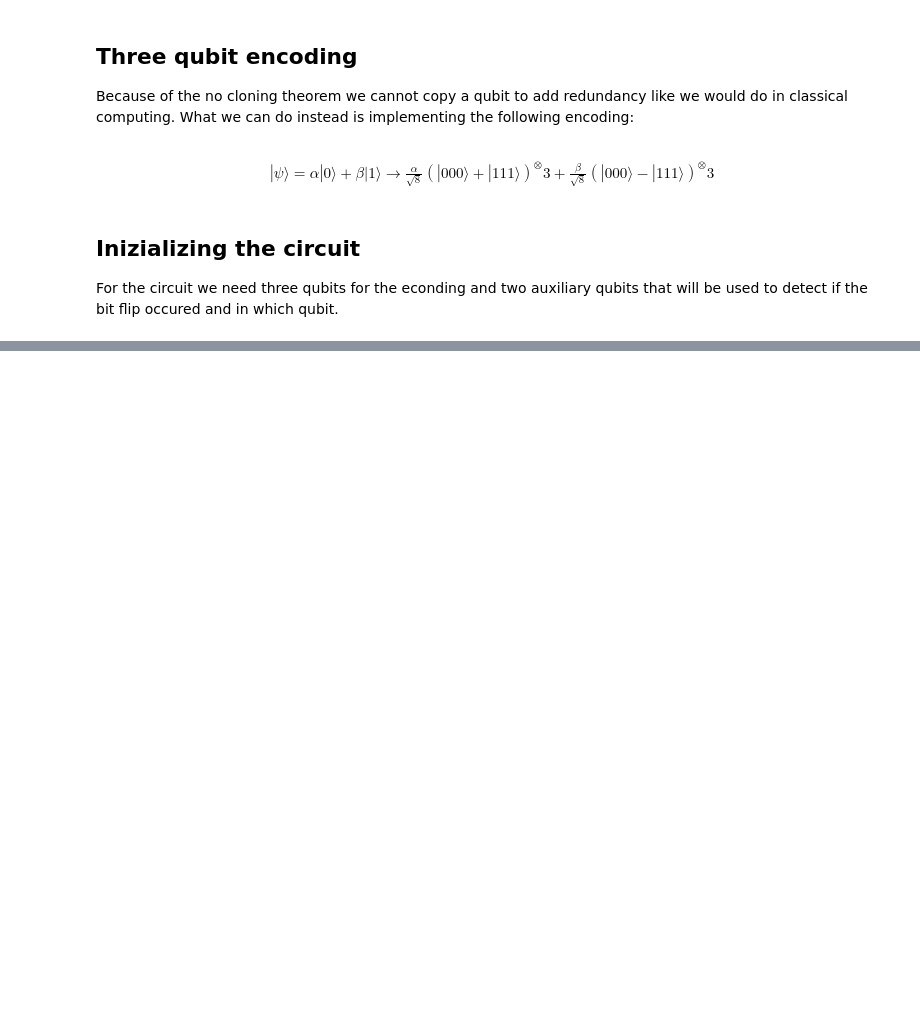
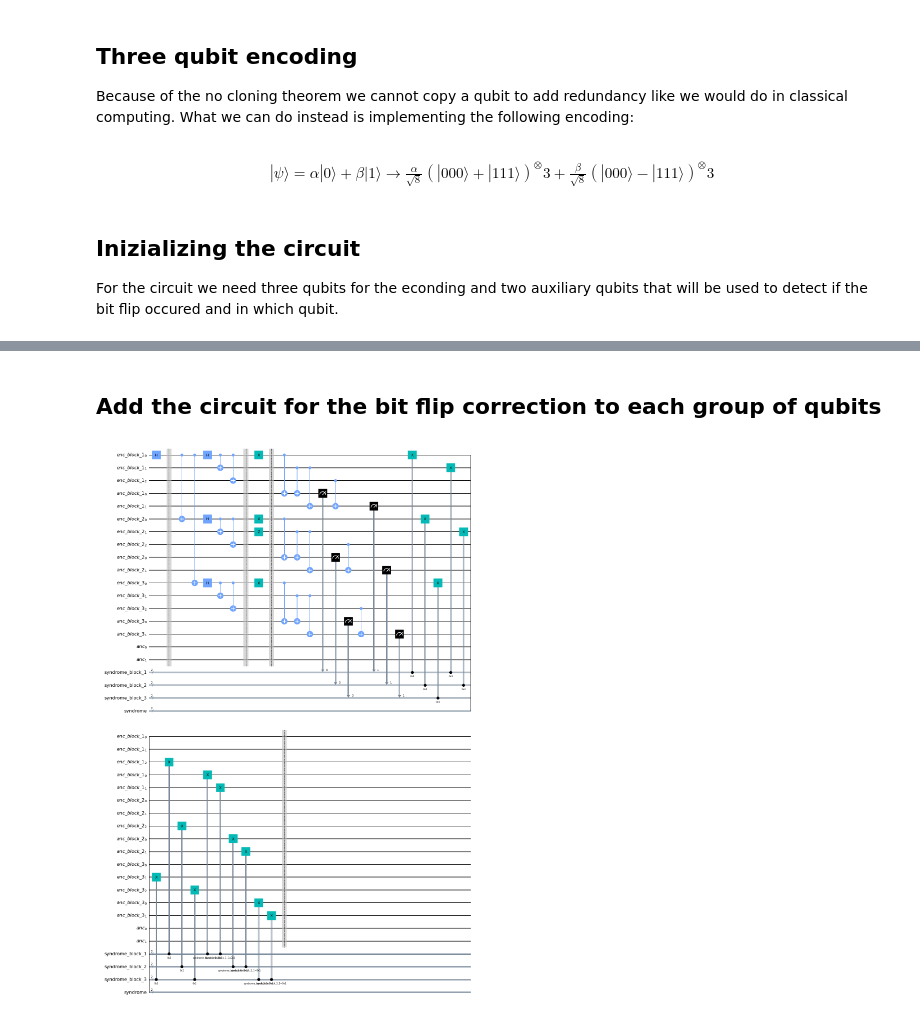
Before and after one commit to DiegoArcelli/Quantum-Error-Correction-Report, a Jupyter notebook: code/bit_phase_flip_error_correction.ipynb, the cells around one changed output, grey strips where cells are left out. Saved outputs shown, nothing was run; the diff lists cells and outputs as text; code cells hidden in the pictures; blank space fills up the shorter version.

Commit message:
9-qubit encoding circuit completed

```diff
--- a/code/bit_phase_flip_error_correction.ipynb
+++ b/code/bit_phase_flip_error_correction.ipynb
@@ -74,0 +85,56 @@ qc.draw(output="mpl")
+# %% [markdown]
+## Add the circuit for the bit flip correction to each group of qubits
+# %%
+# first block
+qc.cx(q_enc_b1[0], q_anc_b1[0])
+qc.cx(q_enc_b1[1], q_anc_b1[0])
+qc.cx(q_enc_b1[1], q_anc_b1[1])
+qc.cx(q_enc_b1[2], q_anc_b1[1])
+
+qc.measure(q_anc_b1[0], c_syn_b1[0])
+qc.measure(q_anc_b1[1], c_syn_b1[1])
+
+qc.x(q_enc_b1[0]).c_if(c_syn_b1, 1)
+qc.x(q_enc_b1[1]).c_if(c_syn_b1, 3)
+qc.x(q_enc_b1[2]).c_if(c_syn_b1, 2)
+
+qc.x(q_anc_b1[0]).c_if(c_syn_b1[0], 1)
+qc.x(q_anc_b1[1]).c_if(c_syn_b1[1], 1)
+
+# second block
+qc.cx(q_enc_b2[0], q_anc_b2[0])
+qc.cx(q_enc_b2[1], q_anc_b2[0])
+qc.cx(q_enc_b2[1], q_anc_b2[1])
+qc.cx(q_enc_b2[2], q_anc_b2[1])
+
+qc.measure(q_anc_b2[0], c_syn_b2[0])
+qc.measure(q_anc_b2[1], c_syn_b2[1])
+
+qc.x(q_enc_b2[0]).c_if(c_syn_b2, 1)
+qc.x(q_enc_b2[1]).c_if(c_syn_b2, 3)
+qc.x(q_enc_b2[2]).c_if(c_syn_b2, 2)
+
+qc.x(q_anc_b2[0]).c_if(c_syn_b2[0], 1)
+qc.x(q_anc_b2[1]).c_if(c_syn_b2[1], 1)
+
+
+# third block
+qc.cx(q_enc_b3[0], q_anc_b3[0])
+qc.cx(q_enc_b3[1], q_anc_b3[0])
+qc.cx(q_enc_b3[1], q_anc_b3[1])
+qc.cx(q_enc_b3[2], q_anc_b3[1])
+
+qc.measure(q_anc_b3[0], c_syn_b3[0])
+qc.measure(q_anc_b3[1], c_syn_b3[1])
+
+qc.x(q_enc_b3[0]).c_if(c_syn_b3, 1)
+qc.x(q_enc_b3[1]).c_if(c_syn_b3, 3)
+qc.x(q_enc_b3[2]).c_if(c_syn_b3, 2)
+
+qc.x(q_anc_b3[0]).c_if(c_syn_b3[0], 1)
+qc.x(q_anc_b3[1]).c_if(c_syn_b3[1], 1)
+
+qc.barrier()
+qc.draw("mpl")
+# %% [output]
+[figure, added]
```
Also changed, not shown: parts of 14 cells of this notebook, 2 other files.
